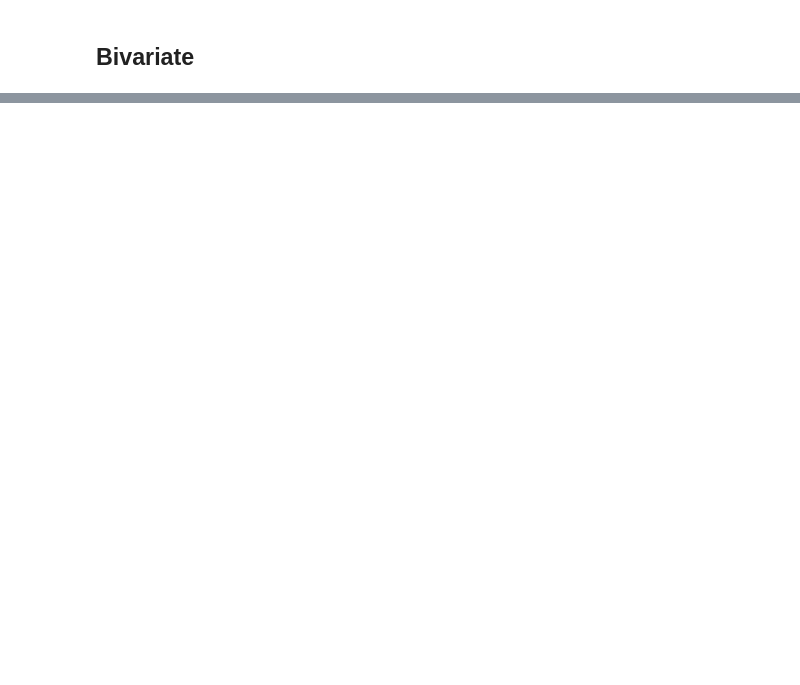
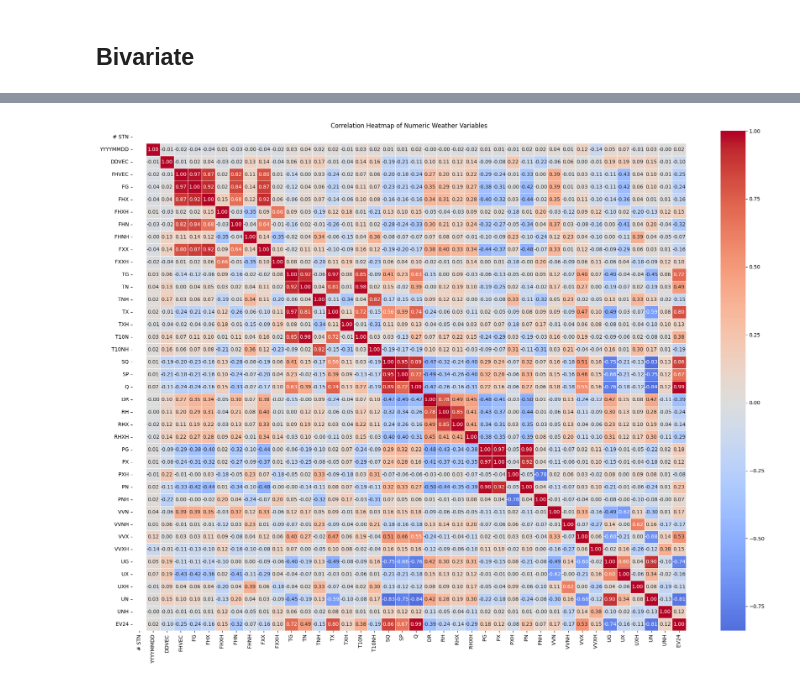
Before and after one commit to ywang0202/master_thesis, a Jupyter notebook: eda_weather.ipynb, the cells around one changed output, grey strips where cells are left out. Saved outputs shown, nothing was run; the diff lists cells and outputs as text; code cells hidden in the pictures; blank space fills up the shorter version.

```diff
--- a/eda_weather.ipynb
+++ b/eda_weather.ipynb
@@ -193,9 +130,0 @@ serv19[num_cols].describe()
-# %%
-sns.set_palette("Pastel1")
-
-plt.figure(figsize=(10, 6))
-
-sns.pairplot(serv19[num_cols], diag_kind='kde', plot_kws={'alpha': 0.5})
-
-plt.suptitle('Pair Plot of Numerical Features', y=1.02)
-plt.show()
@@ -231,0 +131,11 @@ plot_categorical_heatmap(serv19, "cause_group", "statistical_cause_en")
+# %%
+#heatmap: for correlation between numeric variables
+corr = weather[num_cols].corr()
+
+plt.figure(figsize=(20, 15))
+sns.heatmap(corr, cmap="coolwarm", center=0, linewidths=0.5, annot=True, fmt=".2f")
+plt.title("Correlation Heatmap of Numeric Weather Variables")
+plt.tight_layout()
+plt.show()
+# %% [output]
+[figure, added]
```
Also changed, not shown: parts of 14 cells of this notebook, 1 other file.
